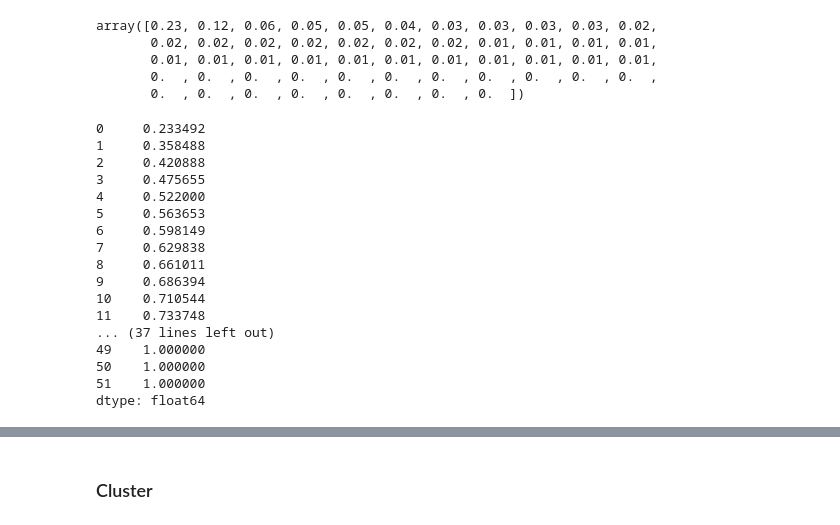
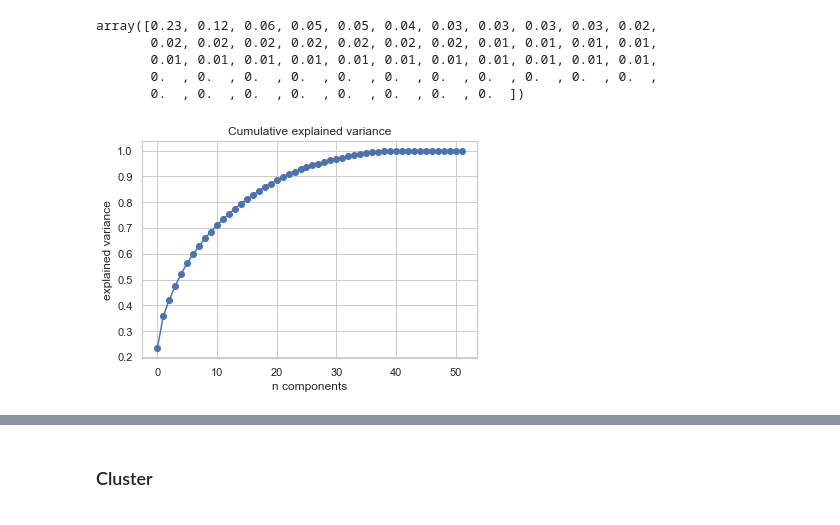
Before and after one commit to mmarzora/data-science, a Jupyter notebook: Football stats/in progress/sorare-api.ipynb, the cells around one changed output, grey strips where cells are left out. Drawn from its saved outputs; the diff is of its cells as text; code cells hidden in the pictures.

```diff
--- a/Football stats/in progress/sorare-api.ipynb
+++ b/Football stats/in progress/sorare-api.ipynb
@@ -537,26 +537,13 @@ array([0.23, 0.12, 0.06, 0.05, 0.05, 0.04, 0.03, 0.03, 0.03, 0.03, 0.02,
        0.01, 0.01, 0.01, 0.01, 0.01, 0.01, 0.01, 0.01, 0.01, 0.01, 0.01,
        0.  , 0.  , 0.  , 0.  , 0.  , 0.  , 0.  , 0.  , 0.  , 0.  , 0.  ,
        0.  , 0.  , 0.  , 0.  , 0.  , 0.  , 0.  , 0.  ])
-# %%
-pd.Series(pca_df.explained_variance_ratio_).cumsum()
-# %% [output]
-0     0.233492
-1     0.358488
-2     0.420888
-3     0.475655
-4     0.522000
-5     0.563653
-6     0.598149
-7     0.629838
-8     0.661011
-9     0.686394
-10    0.710544
-11    0.733748
-... (37 lines left out)
-49    1.000000
-50    1.000000
-51    1.000000
-dtype: float64
+# %%
+pd.Series(pca_df.explained_variance_ratio_).cumsum().plot.line(marker='o')
+plt.title('Cumulative explained variance')
+plt.xlabel('n components')
+plt.ylabel('explained variance');
+# %% [output]
+[figure, added]
 # %%
 pca_loadings = pd.DataFrame(pca_df.components_.T, index=X.columns).iloc[:,:10]
 pca_loadings.style.background_gradient(axis=None,cmap='coolwarm')
```
Also changed, not shown: parts of 2 cells of this notebook.
